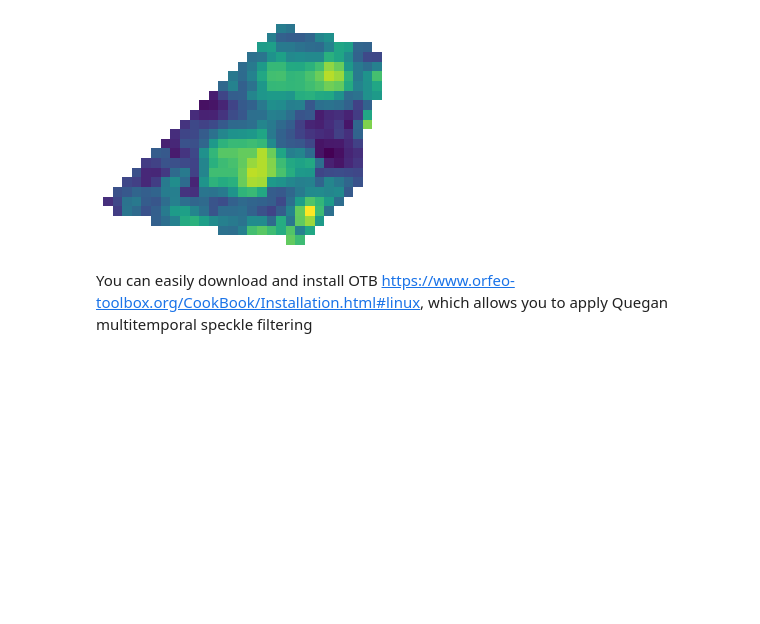
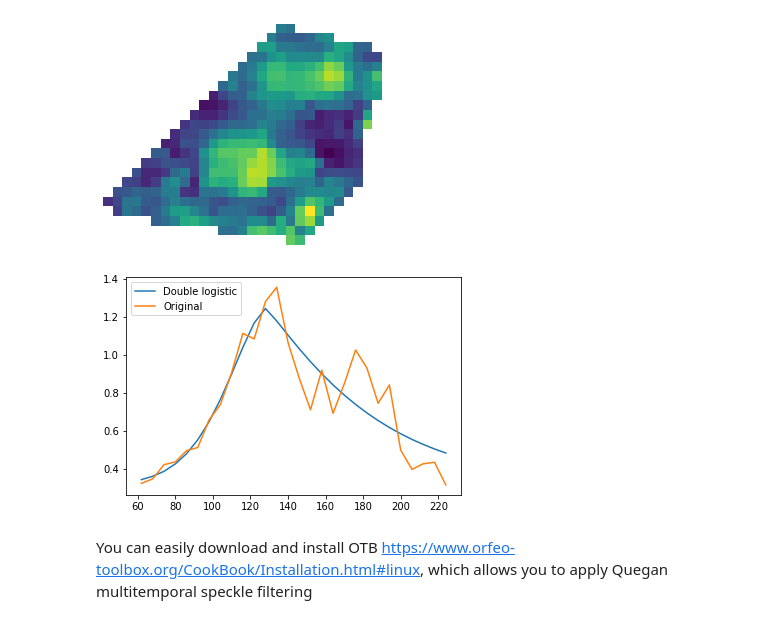
Before and after one commit to sentinel-hub/eo-learn-examples, a Jupyter notebook: eo-crops/examples/Sentinel data.ipynb, the cells around one changed output. Drawn from its saved outputs; the diff is of its cells as text; code cells hidden in the pictures; blank space fills up the shorter version.

```diff
--- a/eo-crops/examples/Sentinel data.ipynb
+++ b/eo-crops/examples/Sentinel data.ipynb
@@ -135,6 +150,22 @@ plt.axis(False);
 plt.show()
 # %% [output]
 [figure]
+# %%
+#RVI Time Series from masked field
+variable = 'RVI'
+
+curve_fit = preprocessing.CurveFitting(range_doy=(60, 300))
+doy, _ = curve_fit.get_doy_period(s1_eopatch)
+
+ts_mean = curve_fit.get_time_series_profile(s1_eopatch,feature=variable, feature_mask = 'MASK').flatten()
+fitted = curve_fit.execute(s1_eopatch, feature=variable, feature_mask = 'MASK')
+
+plt.plot(doy, fitted,  label='Double logistic')
+plt.plot(doy, ts_mean, label='Original')
+plt.legend(loc='upper left')
+plt.show()
+# %% [output]
+[figure, added]
 # %% [markdown]
 You can easily download and install OTB https://www.orfeo-toolbox.org/CookBook/Installation.html#linux, which allows you to apply Quegan multitemporal speckle filtering
 # %%
```
Also changed, not shown: parts of 14 cells of this notebook, 16 other files.
